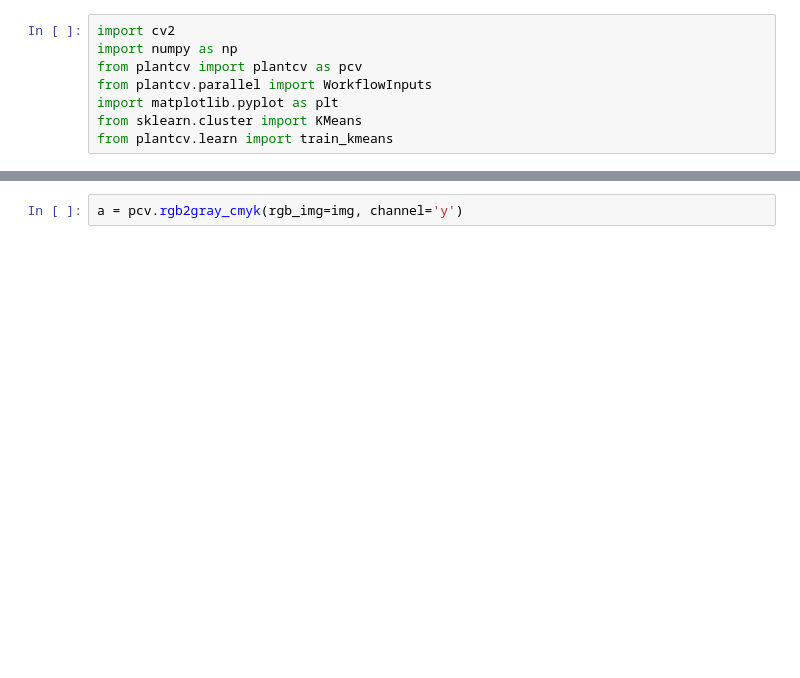
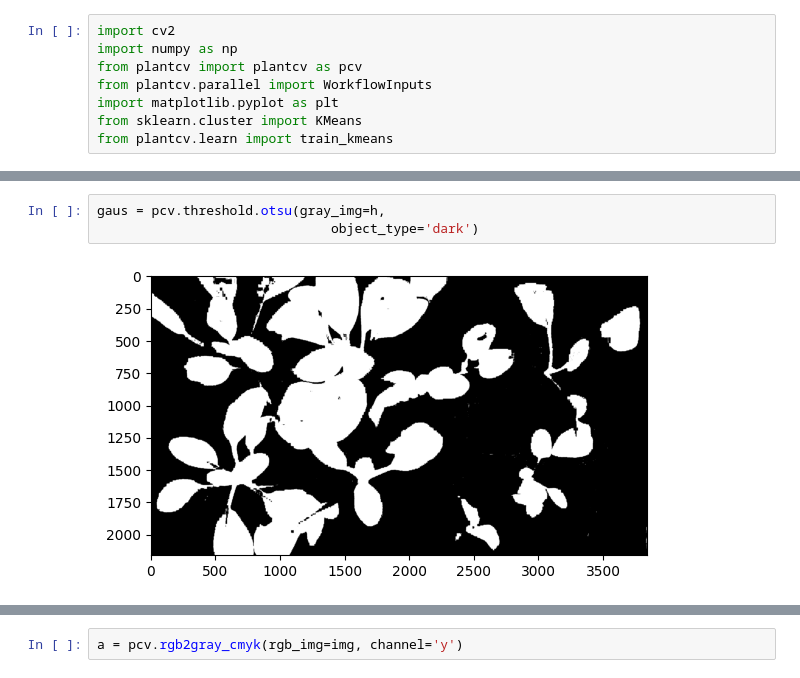
Before and after one commit to Pimmmvxg/Plant_analysis, a Jupyter notebook: notebooks/segmenting/top_view copy 3.ipynb, the cells around one changed output, grey strips where cells are left out. Saved outputs shown, nothing was run; the diff lists cells and outputs as text; blank space fills up the shorter version.

```diff
--- a/notebooks/segmenting/top_view copy 3.ipynb
+++ b/notebooks/segmenting/top_view copy 3.ipynb
@@ -33 +33,6 @@ h = pcv.rgb2gray_hsv(rgb_img=img, channel='v')
+# %%
+gaus = pcv.threshold.otsu(gray_img=h,
+                              object_type='dark')
+# %% [output]
+[figure, new version]
 # %%
```
Also changed, not shown: parts of 7 cells of this notebook, 14 other files.
